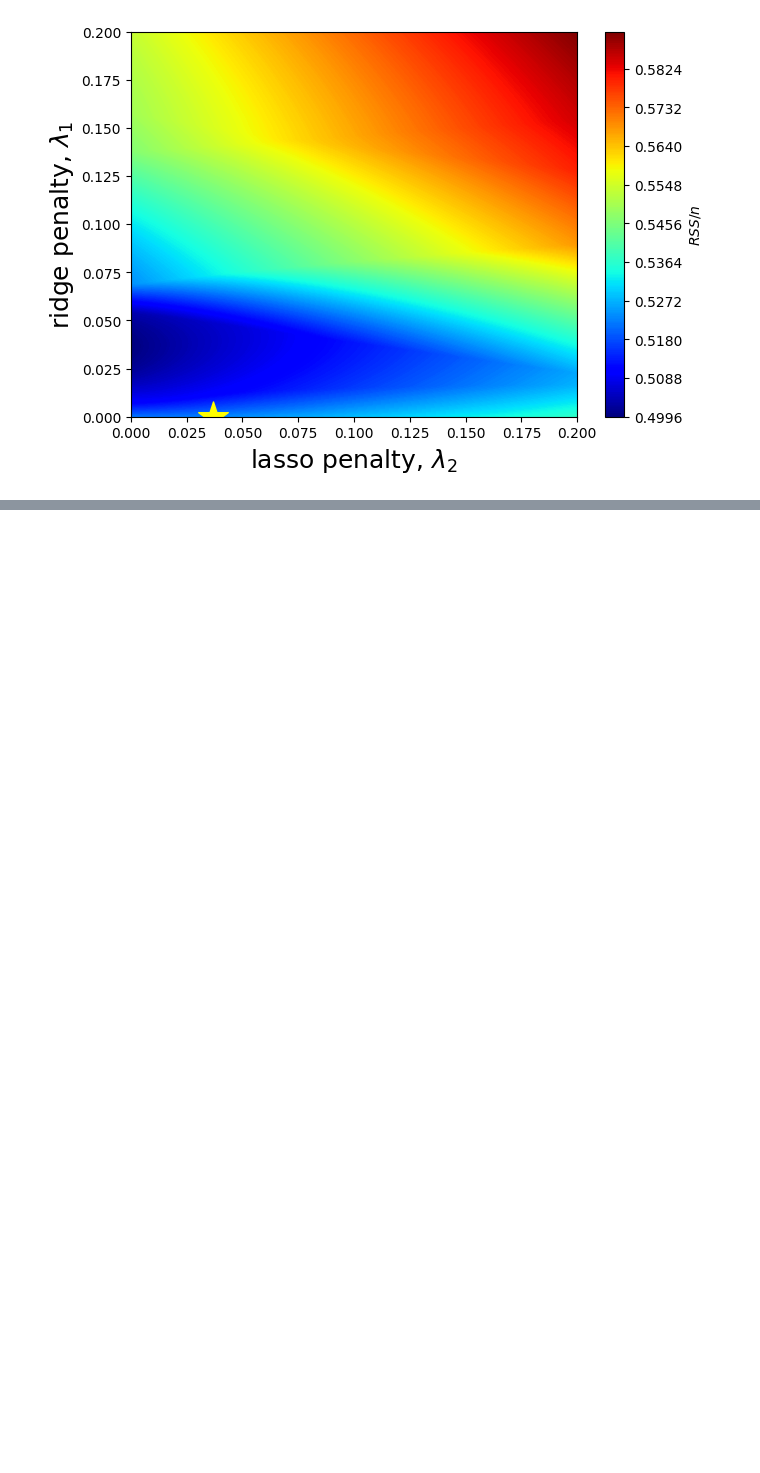
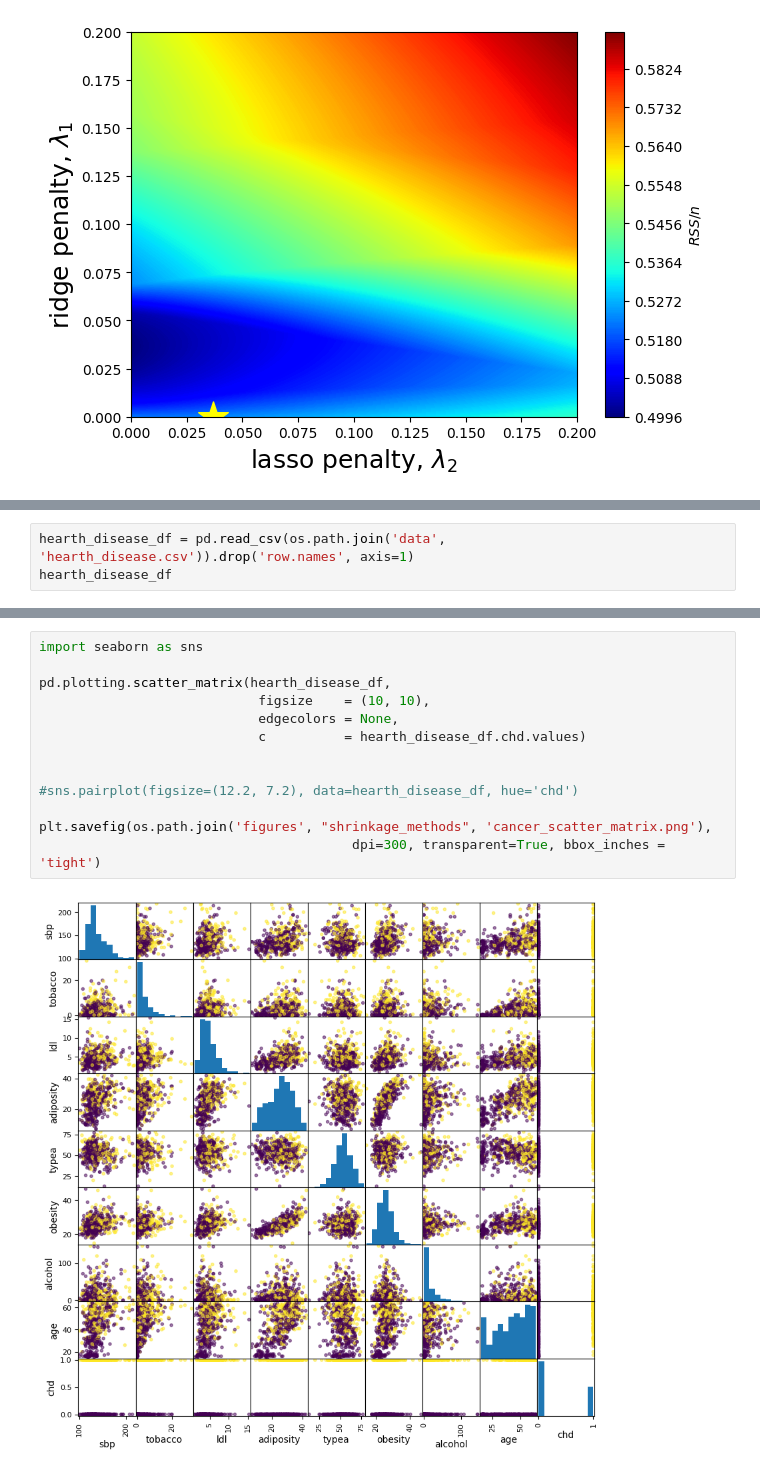
Before and after one commit to ChaosDonkey06/Stats-ML4Genomics, a Jupyter notebook: recitations/10-10-2024.ipynb, the cells around one changed output, grey strips where cells are left out. Drawn from its saved outputs; the diff is of its cells as text; blank space fills up the shorter version.

Commit message:
fix typo and add hearth disease dataset

```diff
--- a/recitations/10-10-2024.ipynb
+++ b/recitations/10-10-2024.ipynb
@@ -373,0 +362,3 @@ labels
+# %%
+hearth_disease_df = pd.read_csv(os.path.join('data', 'hearth_disease.csv')).drop('row.names', axis=1)
+hearth_disease_df
@@ -373,0 +379,15 @@ labels
+# %%
+import seaborn as sns
+
+pd.plotting.scatter_matrix(hearth_disease_df,
+                            figsize    = (10, 10),
+                            edgecolors = None,
+                            c          = hearth_disease_df.chd.values)
+
+
+#sns.pairplot(figsize=(12.2, 7.2), data=hearth_disease_df, hue='chd')
+
+plt.savefig(os.path.join('figures', "shrinkage_methods", 'cancer_scatter_matrix.png'),
+                                        dpi=300, transparent=True, bbox_inches = 'tight')
+# %% [output]
+[figure, added]
```
Also changed, not shown: parts of 5 cells of this notebook, 7 other files.
